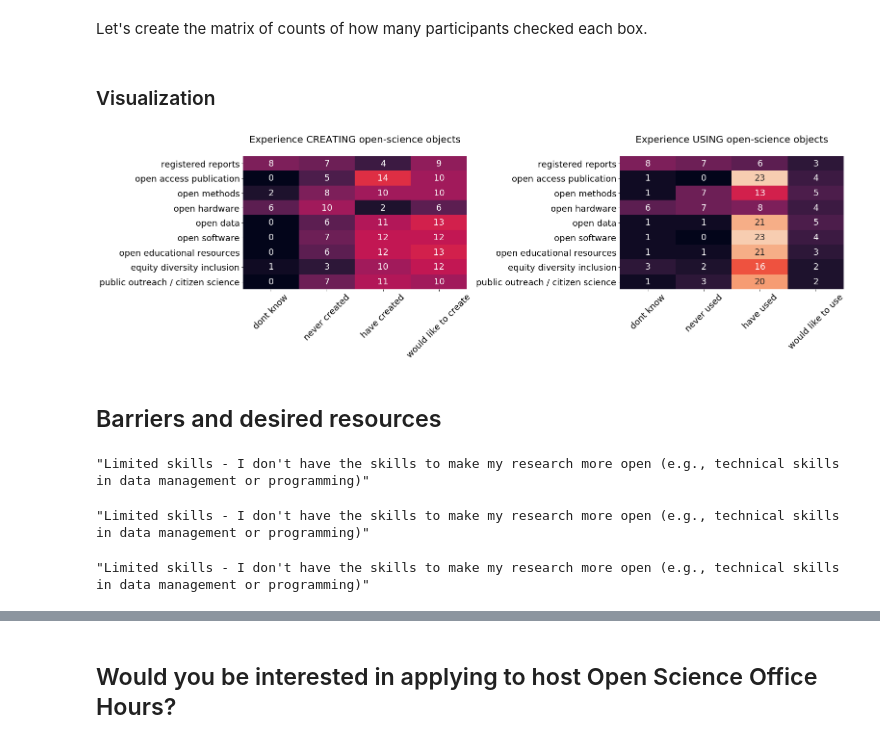
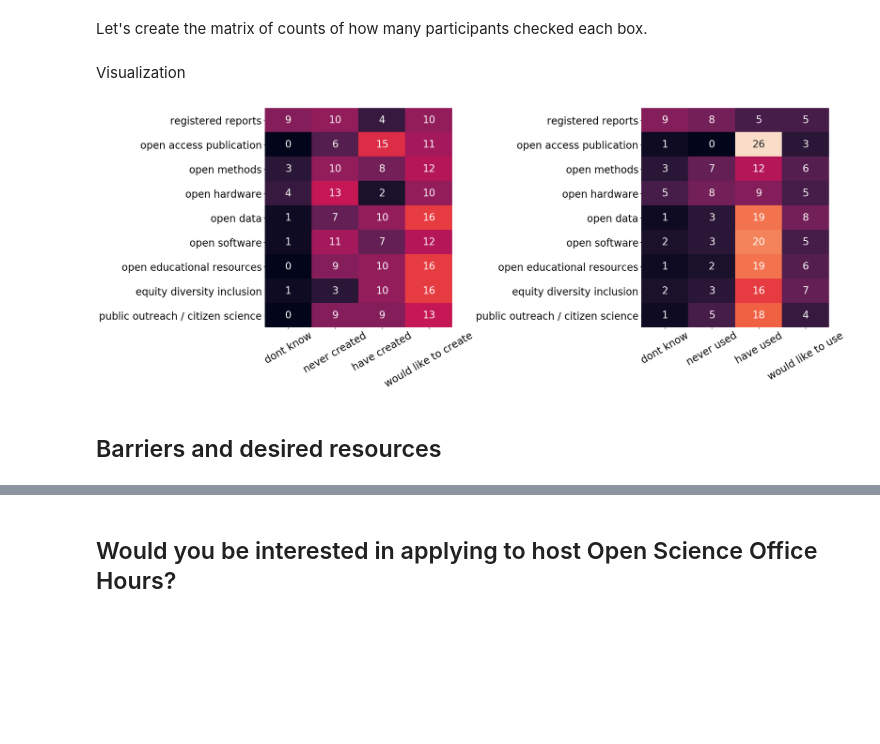
Before and after one commit to koudyk/OSOH_old, a Jupyter notebook: survey/analysis.ipynb, the cells around one changed output, grey strips where cells are left out. Cells and saved outputs as stored; diff of their text form; code cells hidden in the pictures; blank space fills up the shorter version.

```diff
--- a/survey/analysis.ipynb
+++ b/survey/analysis.ipynb
@@ -30,9 +30,9 @@ If you scroll to the right, you can read all of the questions in the survey and
 survey = pd.read_csv("Doing Open Science in Grad School.csv",
                      dtype=str)
 ##########################################
-# non_pilot_data = np.arange(7, len(survey))
-# survey = survey.iloc[non_pilot_data]
-# survey.reset_index(drop=True, inplace=True)
+non_pilot_data = np.arange(7, len(survey))
+survey = survey.iloc[non_pilot_data]
+survey.reset_index(drop=True, inplace=True)
 print("We have %d responses" % len(survey))
 
 pd.set_option('display.max_columns', None)
@@ -73,8 +73,8 @@ for col in list(cols.index):
     df[col] = survey[en].fillna(survey[fr])
 
 ################################
-df["language"] = df["language"].fillna("English")
-df = df[df["language"] == "English"]
+# df["language"] = df["language"].fillna("English")
+# df = df[df["language"] == "English"]
 
 
 df.head(1)
@@ -134,7 +136,7 @@ Now we'll visualize the answers.
 ## Participant background
 Here, we start by making a function for plotting the data from questions about the participant's background.
 # %%
-matplotlib.rcParams.update({"font.size": 18})
+matplotlib.rcParams.update({"font.size": 20})
 df_cleaned = copy.deepcopy(df)
 
 def plot_categorical_column(
@@ -158,5 +160,7 @@ def plot_categorical_column(
     column.value_counts(normalize=False).sort_values().plot(kind=plot_kind, ax=ax)
     ax.set_title(title)
     ax.set_xlim((0, len(column)))
+    ax.spines['right'].set_visible(False)
+    ax.spines['top'].set_visible(False)
     return
 # %%
@@ -228,8 +239,8 @@ for col in create_use_cols:
         mat.at[row, col] = df_cleaned[col].str.contains(row).sum()
 
 mat[create_use_cols] = mat[create_use_cols].astype(int)
-# %% [markdown]
-### Visualization
+# %% [markdown]
+Visualization
 # %%
 def ticklabels(var_list):
     return [
@@ -237,39 +248,39 @@ def ticklabels(var_list):
         .replace("create_", "")
         .replace("_", " ")
         .replace("each cit", "each / cit")
         for s in var_list
     ]
 
 
-matplotlib.rcParams.update({"font.size": 18})
-fig, axs = plt.subplots(1, 2, figsize=(22, 7))
+matplotlib.rcParams.update({"font.size": 24})
+fig, axs = plt.subplots(1, 2, figsize=(25, 10))
 
 create_cols = [col for col in list(mat.columns) if "create_" in col]
 create_keys = ["dont_know", "never_created", "have_created", "would_like_to_create"]
 sns.heatmap(
     mat.loc[create_keys, create_cols].T, annot=True, vmax=len(df), ax=axs[0], cbar=False)
 #     cbar_kws={'label': 'Number of participants'})
-axs[0].set_title("Experience CREATING open-science objects\n", fontsize=20)
+# axs[0].set_title("Experience CREATING open-science objects\n", fontsize=20)
 axs[0].set_yticklabels(ticklabels(create_cols))
-axs[0].set_xticklabels(ticklabels(create_keys), rotation=45)
+axs[0].set_xticklabels(ticklabels(create_keys), rotation=30)
 
 use_cols = [col for col in list(mat.columns) if "use_" in col]
 use_keys = ["dont_know", "never_used", "have_used", "would_like_to_use"]
 sns.heatmap(mat.loc[use_keys, use_cols].T, annot=True, vmax=len(df), ax=axs[1], cbar=False)
 #             cbar_kws={'label': 'Number of participants'})
-axs[1].set_title("Experience USING open-science objects\n", fontsize=20)
+# axs[1].set_title("Experience USING open-science objects\n", fontsize=20)
 axs[1].set_yticklabels(ticklabels(use_cols))
-axs[1].set_xticklabels(ticklabels(use_keys), rotation=45)
+axs[1].set_xticklabels(ticklabels(use_keys), rotation=30)
 
 plt.tight_layout()
 extent = axs[0].get_tightbbox(fig.canvas.renderer).transformed(fig.dpi_scale_trans.inverted())
 fig.savefig('figures/experience_creating.png', bbox_inches=extent)
 
 extent = axs[1].get_tightbbox(fig.canvas.renderer).transformed(fig.dpi_scale_trans.inverted())
 fig.savefig('figures/experience_using.png', bbox_inches=extent)
 
 plt.savefig('figures/experience.png', bbox_inches="tight")
 # %% [output]
-[figure, old version]
+[figure, new version]
 # %% [markdown]
 ## Barriers and desired resources
@@ -377,15 +287,3 @@ plt.savefig('figures/experience.png', bbox_inches="tight")
-# %%
-"Limited skills - I don't have the skills to make my research more open (e.g., technical skills in data management or programming)"
-# %% [output]
-"Limited skills - I don't have the skills to make my research more open (e.g., technical skills in data management or programming)"
-# %%
-"Limited skills - I don't have the skills to make my research more open (e.g., technical skills in data management or programming)"
-# %% [output]
-"Limited skills - I don't have the skills to make my research more open (e.g., technical skills in data management or programming)"
-# %%
-"Limited skills - I don't have the skills to make my research more open (e.g., technical skills in data management or programming)"
-# %% [output]
-"Limited skills - I don't have the skills to make my research more open (e.g., technical skills in data management or programming)"
 # %%
 barriers_options = {
     "Limited knowledge": ["Limited knowledge - I don't know how to make my resarch more open", "Connaissances limitées - Je ne sais pas comment je peux rendre ma recherche plus ouverte"],
```
Also changed, not shown: parts of 12 cells of this notebook, 1 other file.
